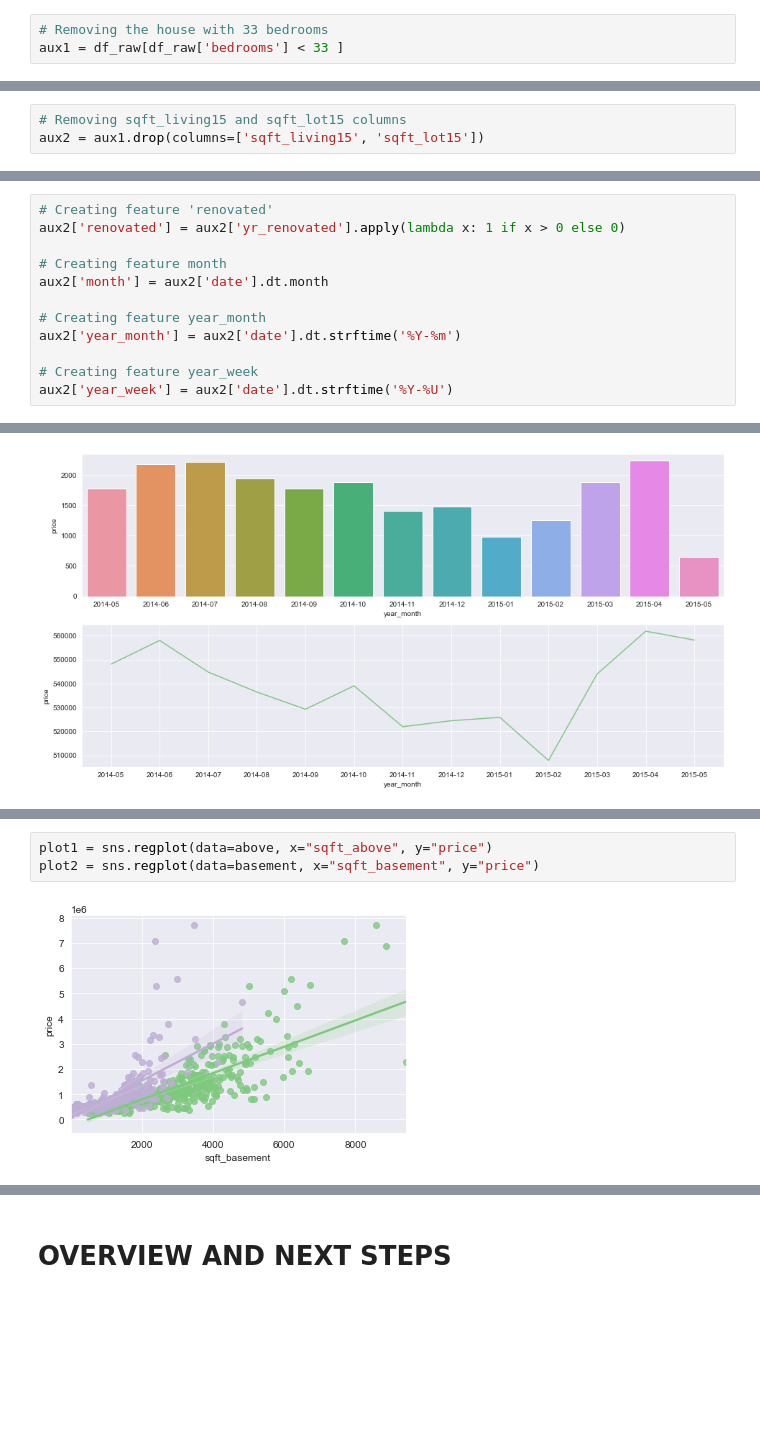
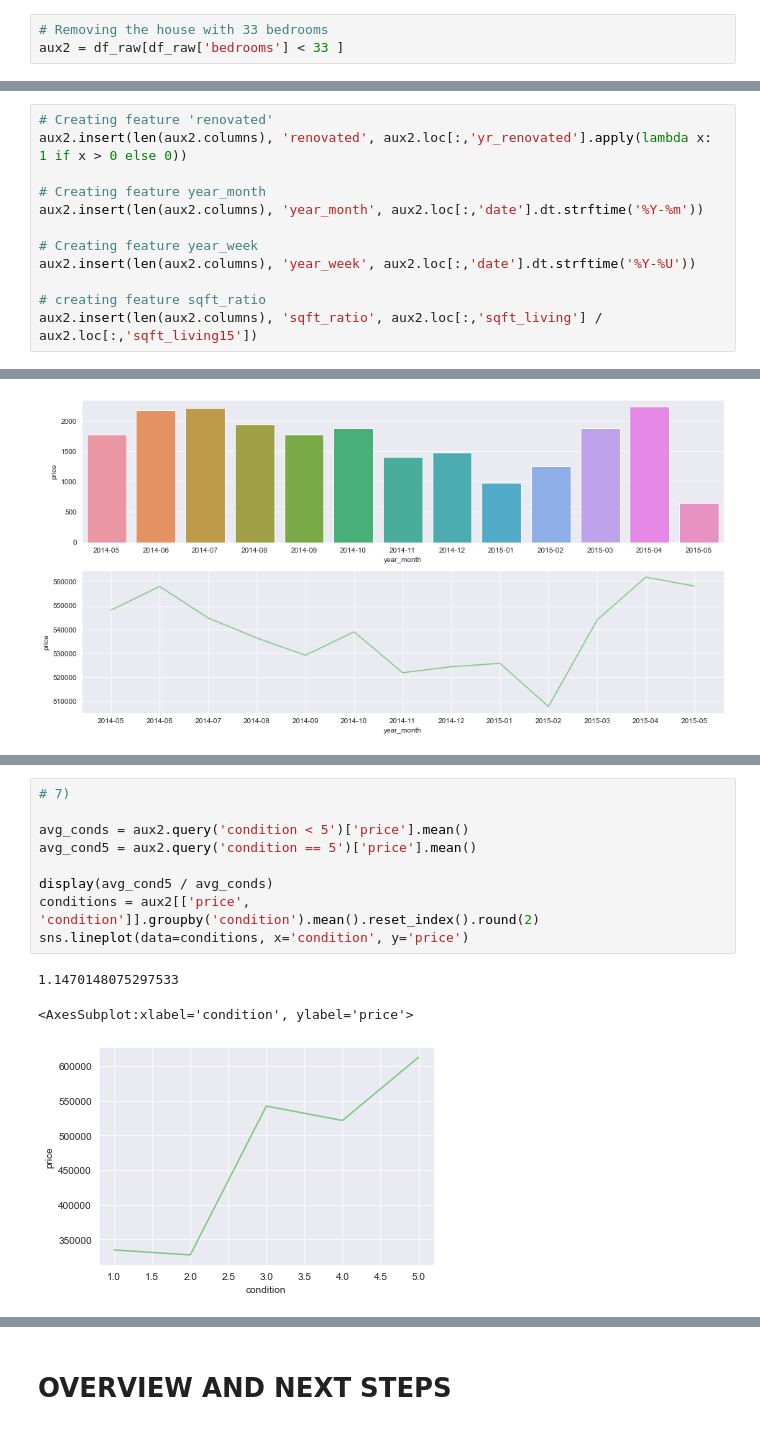
Before and after one commit to rodrigomm92/king_county_house_sales, a Jupyter notebook: insight_project_kc_houses.ipynb, the cells around one changed output, grey strips where cells are left out. Drawn from its saved outputs; the diff is of its cells as text; blank space fills up the shorter version.

```diff
--- a/insight_project_kc_houses.ipynb
+++ b/insight_project_kc_houses.ipynb
@@ -150,3 +128,3 @@ For line filtering, I am assuming that the house with 33 bedroom is a case of MC
 # %%
 # Removing the house with 33 bedrooms
-aux1 = df_raw[df_raw['bedrooms'] < 33 ]
+aux2 = df_raw[df_raw['bedrooms'] < 33 ]
@@ -157,20 +131,17 @@ For the column selection, I am deleting the sqft_living15 and sqft_lot15 because
-# %%
-# Removing sqft_living15 and sqft_lot15 columns
-aux2 = aux1.drop(columns=['sqft_living15', 'sqft_lot15'])
 # %% [markdown]
 # FEATURE ENGINEERING
 # %%
 # Creating feature 'renovated'
-aux2['renovated'] = aux2['yr_renovated'].apply(lambda x: 1 if x > 0 else 0)
-
-# Creating feature month
-aux2['month'] = aux2['date'].dt.month
+aux2.insert(len(aux2.columns), 'renovated', aux2.loc[:,'yr_renovated'].apply(lambda x: 1 if x > 0 else 0))
 
 # Creating feature year_month
-aux2['year_month'] = aux2['date'].dt.strftime('%Y-%m')
+aux2.insert(len(aux2.columns), 'year_month', aux2.loc[:,'date'].dt.strftime('%Y-%m'))
 
 # Creating feature year_week
-aux2['year_week'] = aux2['date'].dt.strftime('%Y-%U')
+aux2.insert(len(aux2.columns), 'year_week', aux2.loc[:,'date'].dt.strftime('%Y-%U'))
+
+# creating feature sqft_ratio
+aux2.insert(len(aux2.columns), 'sqft_ratio', aux2.loc[:,'sqft_living'] / aux2.loc[:,'sqft_living15'])
 # %% [markdown]
 # EXPLORATORY DATA ANALYSIS
 # %% [markdown]
@@ -287,5 +235,13 @@ display(basement['price_basement'].mean())
 # %%
-plot1 = sns.regplot(data=above, x="sqft_above", y="price")
-plot2 = sns.regplot(data=basement, x="sqft_basement", y="price")
+# 7)
+
+avg_conds = aux2.query('condition < 5')['price'].mean()
+avg_cond5 = aux2.query('condition == 5')['price'].mean()
+
+display(avg_cond5 / avg_conds)
+conditions = aux2[['price', 'condition']].groupby('condition').mean().reset_index().round(2)
+sns.lineplot(data=conditions, x='condition', y='price')
 # %% [output]
+1.1470148075297533
+<AxesSubplot:xlabel='condition', ylabel='price'>
-[figure, old version]
+[figure, new version]
```
Also changed, not shown: parts of 24 cells of this notebook, 1 other file.
